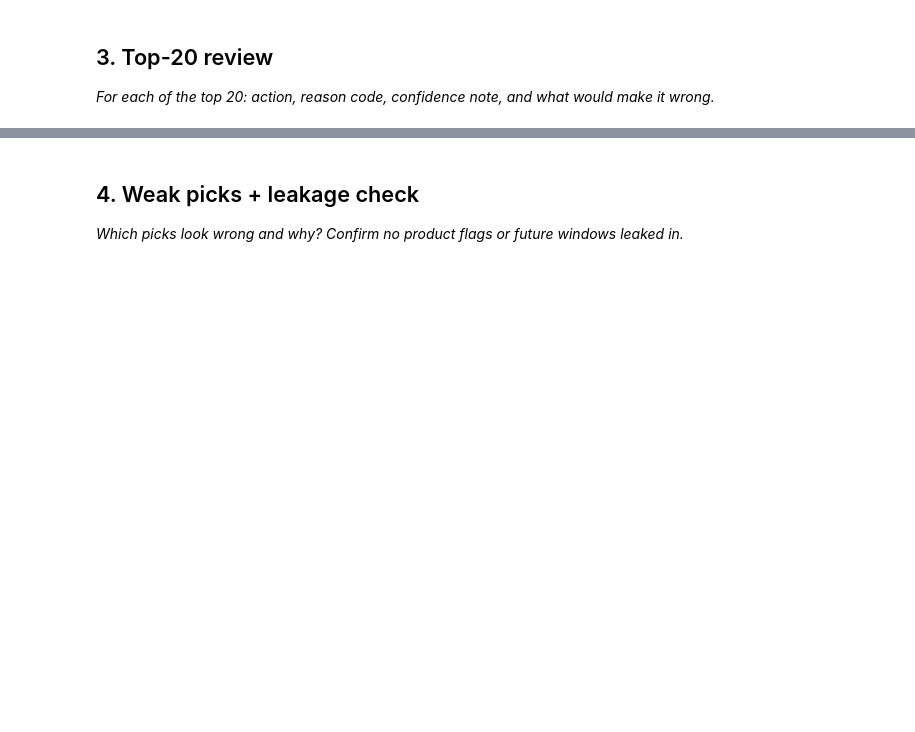
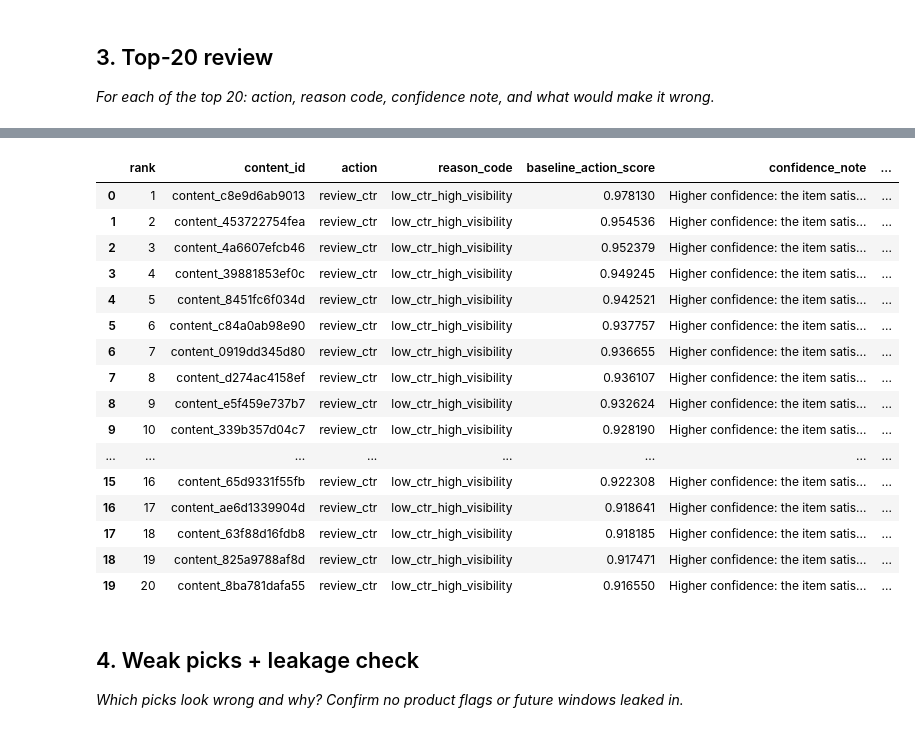
Before and after one commit to Adarsh24BDA70227/flyrank-ml-track, a Jupyter notebook: work/notebooks/w04_baseline_score.ipynb, the cells around one changed output, grey strips where cells are left out. Drawn from its saved outputs; the diff is of its cells as text; code cells hidden in the pictures; blank space fills up the shorter version.

```diff
--- a/work/notebooks/w04_baseline_score.ipynb
+++ b/work/notebooks/w04_baseline_score.ipynb
@@ -29,0 +415,63 @@ This skeleton is yours to fill. Work the sections **in order** — each one has
+# %%
+# This cell is for CODE (numbers, a query, a check).
+# Write your text answer in the cell ABOVE this one — typing sentences here breaks Run All.
+# =========================================================
+# SECTION 3 — TOP-20 REVIEW
+# =========================================================
+
+top20 = queue.head(20).copy()
+
+
+def make_confidence_note(row):
+    if row["reason_code"] == "low_ctr_high_visibility":
+        return (
+            "Higher confidence: the item satisfies the visible "
+            "low-CTR opportunity condition."
+        )
+    else:
+        return (
+            "Lower confidence: ranking is mainly supported by "
+            "search visibility rather than the CTR opportunity signal."
+        )
+
+
+def make_wrong_condition(row):
+    if row["reason_code"] == "low_ctr_high_visibility":
+        return (
+            "Could be wrong if the low CTR is intentional, "
+            "the CTR measurement is unreliable, or the page does "
+            "not have a genuine CTR improvement opportunity."
+        )
+    else:
+        return (
+            "Could be wrong if high impressions do not represent "
+            "a useful actionable opportunity."
+        )
+
+
+top20["confidence_note"] = top20.apply(
+    make_confidence_note,
+    axis=1
+)
+
+top20["what_would_make_it_wrong"] = top20.apply(
+    make_wrong_condition,
+    axis=1
+)
+
+
+review_columns = [
+    "rank",
+    "content_id",
+    "action",
+    "reason_code",
+    "baseline_action_score",
+    "confidence_note",
+    "what_would_make_it_wrong"
+]
+
+top20_review = top20[review_columns].copy()
+
+print("Top-20 review:")
+display(top20_review)
+# %% [output]
@@ -30 +479,18 @@ This skeleton is yours to fill. Work the sections **in order** — each one has
+|  | rank | content_id | action | reason_code | baseline_action_score | confidence_note | ... |
+| 0 | 1 | content_c8e9d6ab9013 | review_ctr | low_ctr_high_visibility | 0.978130 | Higher confidence: the item satis... | ... |
+| 1 | 2 | content_453722754fea | review_ctr | low_ctr_high_visibility | 0.954536 | Higher confidence: the item satis... | ... |
+| 2 | 3 | content_4a6607efcb46 | review_ctr | low_ctr_high_visibility | 0.952379 | Higher confidence: the item satis... | ... |
+| 3 | 4 | content_39881853ef0c | review_ctr | low_ctr_high_visibility | 0.949245 | Higher confidence: the item satis... | ... |
+| 4 | 5 | content_8451fc6f034d | review_ctr | low_ctr_high_visibility | 0.942521 | Higher confidence: the item satis... | ... |
+| 5 | 6 | content_c84a0ab98e90 | review_ctr | low_ctr_high_visibility | 0.937757 | Higher confidence: the item satis... | ... |
+| 6 | 7 | content_0919dd345d80 | review_ctr | low_ctr_high_visibility | 0.936655 | Higher confidence: the item satis... | ... |
+| 7 | 8 | content_d274ac4158ef | review_ctr | low_ctr_high_visibility | 0.936107 | Higher confidence: the item satis... | ... |
+| 8 | 9 | content_e5f459e737b7 | review_ctr | low_ctr_high_visibility | 0.932624 | Higher confidence: the item satis... | ... |
+| 9 | 10 | content_339b357d04c7 | review_ctr | low_ctr_high_visibility | 0.928190 | Higher confidence: the item satis... | ... |
+| ... | ... | ... | ... | ... | ... | ... | ... |
+| 15 | 16 | content_65d9331f55fb | review_ctr | low_ctr_high_visibility | 0.922308 | Higher confidence: the item satis... | ... |
+| 16 | 17 | content_ae6d1339904d | review_ctr | low_ctr_high_visibility | 0.918641 | Higher confidence: the item satis... | ... |
+| 17 | 18 | content_63f88d16fdb8 | review_ctr | low_ctr_high_visibility | 0.918185 | Higher confidence: the item satis... | ... |
+| 18 | 19 | content_825a9788af8d | review_ctr | low_ctr_high_visibility | 0.917471 | Higher confidence: the item satis... | ... |
+| 19 | 20 | content_8ba781dafa55 | review_ctr | low_ctr_high_visibility | 0.916550 | Higher confidence: the item satis... | ... |
 # %% [markdown]
```
Also changed, not shown: parts of 18 cells of this notebook.
